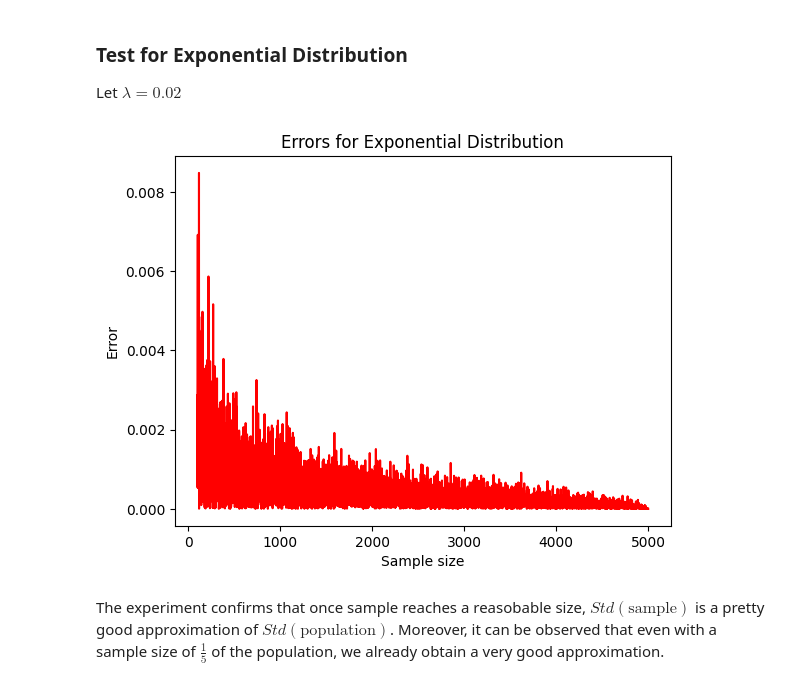
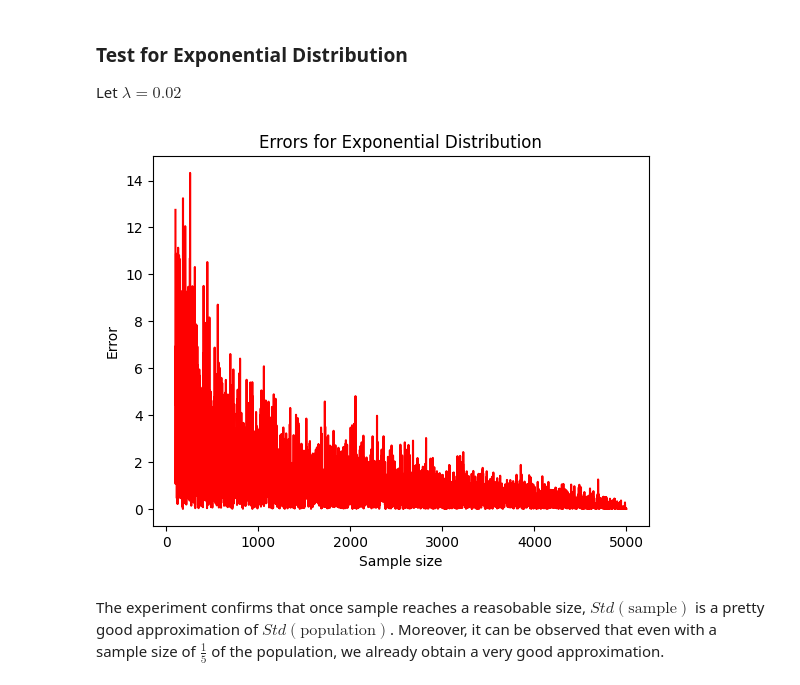
Before and after one commit to DanielFaltynowski/learn-data-science, a Jupyter notebook: 07-sampling.ipynb, the cells around one changed output. Saved outputs shown, nothing was run; the diff lists cells and outputs as text; code cells hidden in the pictures.

```diff
--- a/07-sampling.ipynb
+++ b/07-sampling.ipynb
@@ -99,22 +99,22 @@ Let $\lambda = 0.02$
 # %%
 l = 0.02
 # %%
-population = list(np.random.exponential(l, size = 5000))
+population = list(np.random.exponential(1 / l, size = 5000))
 population_std = lds.std(population)
 
 results = []
 
 for sample_size in sample_sizes:
     sample = random.sample(population, sample_size)
     sample_std = lds.std(sample)
     results.append(np.abs(population_std - sample_std))
 
 plt.plot(sample_sizes, results, color = 'red', label = '|Std(population) - Std(sample)|')
 plt.title('Errors for Exponential Distribution')
 plt.xlabel('Sample size')
 plt.ylabel('Error')
 plt.show()
 # %% [output]
-[figure, old version]
+[figure, new version]
 # %% [markdown]
 The experiment confirms that once sample reaches a reasobable size, $Std(\text{sample})$ is a pretty good approximation of $Std(\text{population})$. Moreover, it can be observed that even with a sample size of $\displaystyle \frac{1}{5}$ of the population, we already obtain a very good approximation.
```
Also changed, not shown: parts of 3 cells of this notebook, 3 other files.
